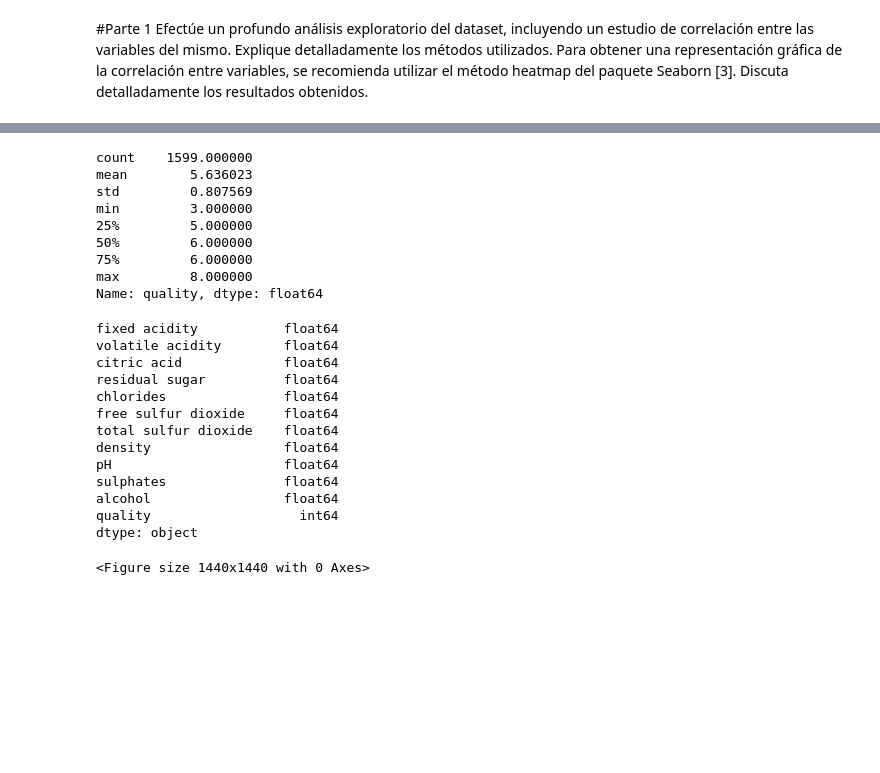
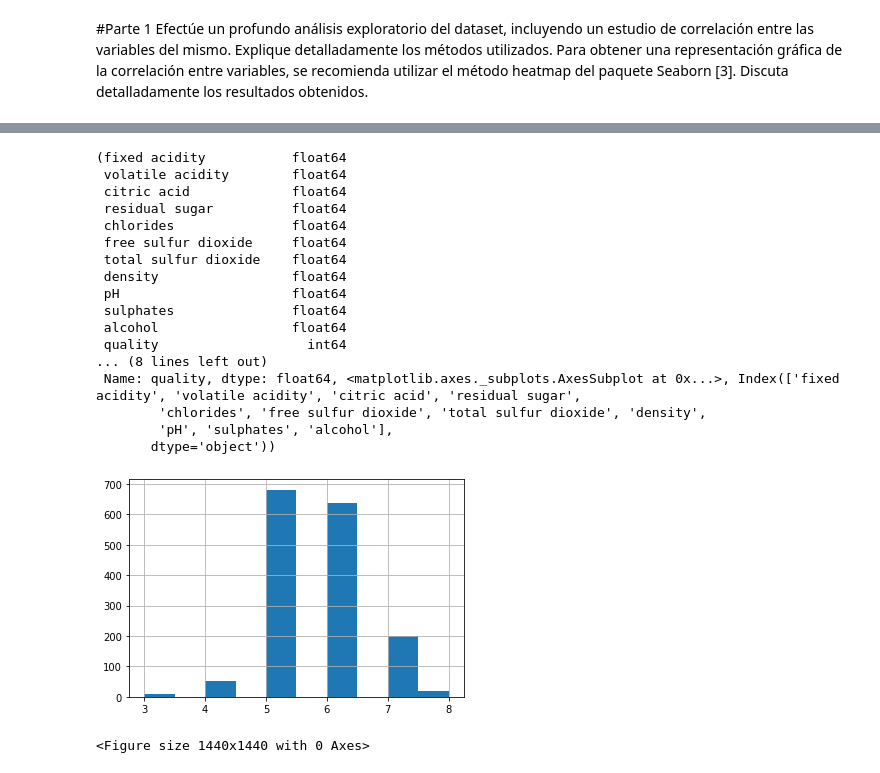
Before and after one commit to rdambrosioz/aa_2021, a Jupyter notebook: aa_tarea1_costanzo_dambrosio.ipynb, the cells around one changed output, grey strips where cells are left out. Saved outputs shown, nothing was run; the diff lists cells and outputs as text; code cells hidden in the pictures; blank space fills up the shorter version.

```diff
--- a/aa_tarea1_costanzo_dambrosio.ipynb
+++ b/aa_tarea1_costanzo_dambrosio.ipynb
@@ -33,0 +18,3 @@ wine_df
+# %%
+features = wine_df.columns[0:-1]
+wine_df
@@ -34,31 +35,24 @@ wine_df
 # %%
-wine_df['quality'].describe()
+wine_df.dtypes, wine_df['quality'].describe(),  wine_df['quality'].hist(), features
 # %% [output]
-count    1599.000000
-mean        5.636023
-std         0.807569
-min         3.000000
-25%         5.000000
-50%         6.000000
-75%         6.000000
-max         8.000000
-Name: quality, dtype: float64
+(fixed acidity           float64
+ volatile acidity        float64
+ citric acid             float64
+ residual sugar          float64
+ chlorides               float64
+ free sulfur dioxide     float64
+ total sulfur dioxide    float64
+ density                 float64
+ pH                      float64
+ sulphates               float64
+ alcohol                 float64
+ quality                   int64
+... (8 lines left out)
+ Name: quality, dtype: float64, <matplotlib.axes._subplots.AxesSubplot at 0x...>, Index(['fixed acidity', 'volatile acidity', 'citric acid', 'residual sugar',
+        'chlorides', 'free sulfur dioxide', 'total sulfur dioxide', 'density',
+        'pH', 'sulphates', 'alcohol'],
+       dtype='object'))
+[figure, added]
-# %%
-wine_df.dtypes
-# %% [output]
-fixed acidity           float64
-volatile acidity        float64
-citric acid             float64
-residual sugar          float64
-chlorides               float64
-free sulfur dioxide     float64
-total sulfur dioxide    float64
-density                 float64
-pH                      float64
-sulphates               float64
-alcohol                 float64
-quality                   int64
-dtype: object
 # %%
 plt.figure(figsize=(20,20))
 wine_df.hist()
```
Also changed, not shown: parts of 27 cells of this notebook.
